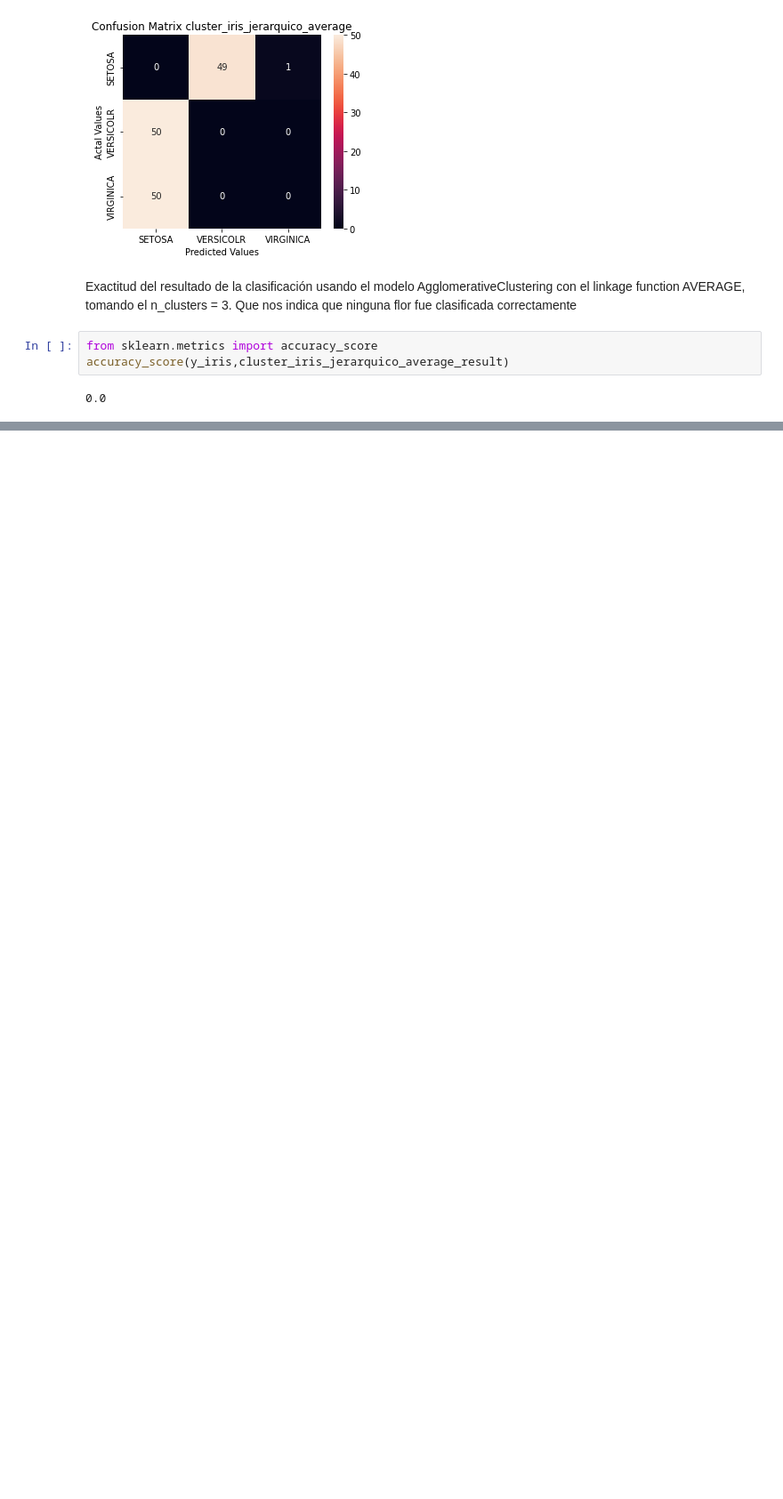
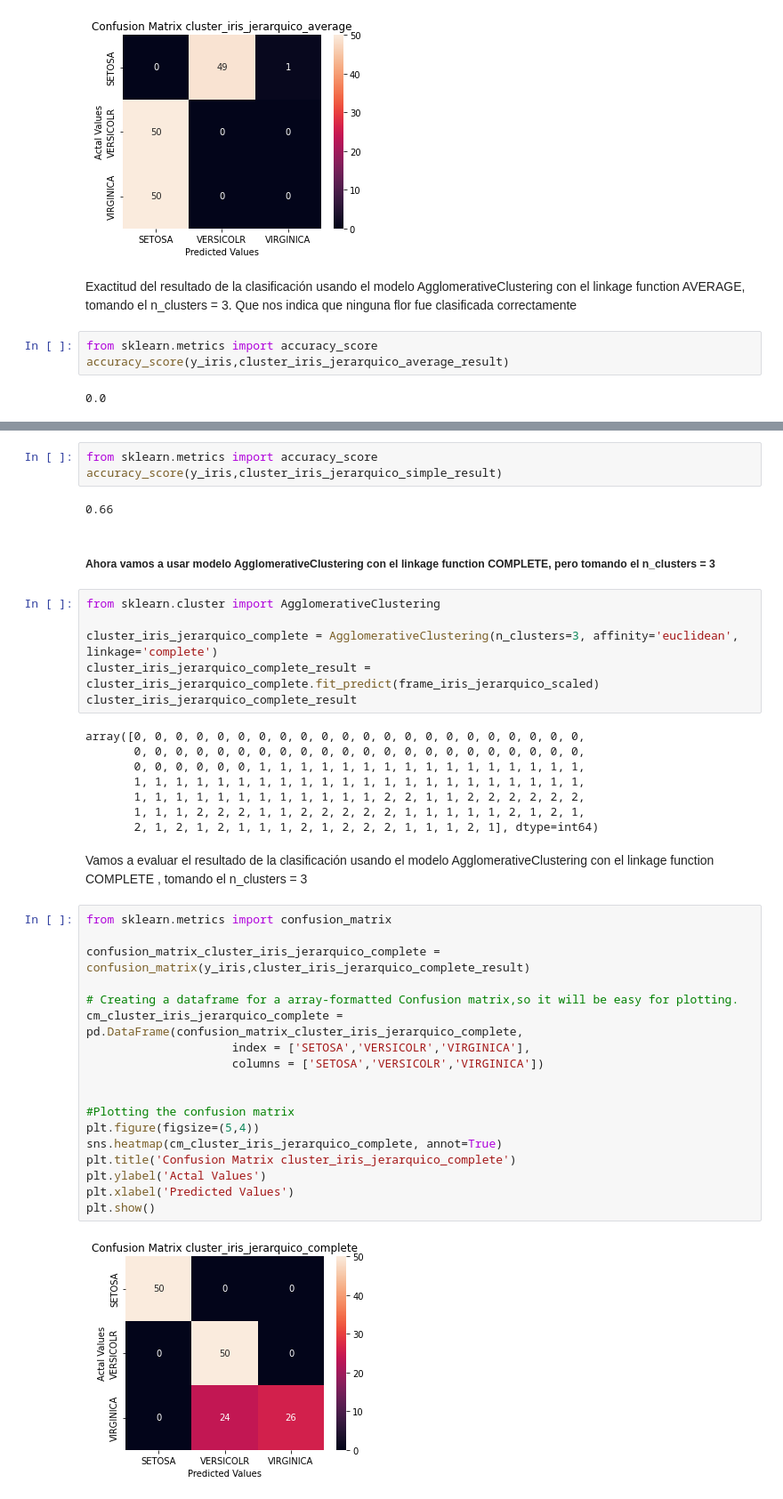
Before and after one commit to Sergio-Ibarra-1795/Diplomado_UNAM_DC_Full_gitHub, a Jupyter notebook: Modulo7_Aprendizaje_NO_supervisado/Modulo7_Practica1.ipynb, the cells around one changed output, grey strips where cells are left out. Shown at 89% size. Cells and saved outputs as stored; diff of their text form; blank space fills up the shorter version.

```diff
--- a/Modulo7_Aprendizaje_NO_supervisado/Modulo7_Practica1.ipynb
+++ b/Modulo7_Aprendizaje_NO_supervisado/Modulo7_Practica1.ipynb
@@ -271,0 +312,43 @@ accuracy_score(y_iris,cluster_iris_jerarquico_average_result)
+# %%
+from sklearn.metrics import accuracy_score
+accuracy_score(y_iris,cluster_iris_jerarquico_simple_result)
+# %% [output]
+0.66
+# %% [markdown]
+##### Ahora vamos a usar modelo AgglomerativeClustering con el linkage function COMPLETE, pero tomando el n_clusters = 3
+# %%
+from sklearn.cluster import AgglomerativeClustering
+
+cluster_iris_jerarquico_complete = AgglomerativeClustering(n_clusters=3, affinity='euclidean', linkage='complete')
+cluster_iris_jerarquico_complete_result = cluster_iris_jerarquico_complete.fit_predict(frame_iris_jerarquico_scaled)
+cluster_iris_jerarquico_complete_result
+# %% [output]
+array([0, 0, 0, 0, 0, 0, 0, 0, 0, 0, 0, 0, 0, 0, 0, 0, 0, 0, 0, 0, 0, 0,
+       0, 0, 0, 0, 0, 0, 0, 0, 0, 0, 0, 0, 0, 0, 0, 0, 0, 0, 0, 0, 0, 0,
+       0, 0, 0, 0, 0, 0, 1, 1, 1, 1, 1, 1, 1, 1, 1, 1, 1, 1, 1, 1, 1, 1,
+       1, 1, 1, 1, 1, 1, 1, 1, 1, 1, 1, 1, 1, 1, 1, 1, 1, 1, 1, 1, 1, 1,
+       1, 1, 1, 1, 1, 1, 1, 1, 1, 1, 1, 1, 2, 2, 1, 1, 2, 2, 2, 2, 2, 2,
+       1, 1, 1, 2, 2, 2, 1, 1, 2, 2, 2, 2, 2, 1, 1, 1, 1, 1, 2, 1, 2, 1,
+       2, 1, 2, 1, 2, 1, 1, 1, 2, 1, 2, 2, 2, 1, 1, 1, 2, 1], dtype=int64)
+# %% [markdown]
+Vamos a evaluar el resultado de la clasificación usando el modelo AgglomerativeClustering con el linkage function COMPLETE , tomando el n_clusters = 3
+# %%
+from sklearn.metrics import confusion_matrix
+
+confusion_matrix_cluster_iris_jerarquico_complete = confusion_matrix(y_iris,cluster_iris_jerarquico_complete_result)
+
+# Creating a dataframe for a array-formatted Confusion matrix,so it will be easy for plotting.
+cm_cluster_iris_jerarquico_complete = pd.DataFrame(confusion_matrix_cluster_iris_jerarquico_complete,
+                     index = ['SETOSA','VERSICOLR','VIRGINICA'],
+                     columns = ['SETOSA','VERSICOLR','VIRGINICA'])
+
+
+#Plotting the confusion matrix
+plt.figure(figsize=(5,4))
+sns.heatmap(cm_cluster_iris_jerarquico_complete, annot=True)
+plt.title('Confusion Matrix cluster_iris_jerarquico_complete')
+plt.ylabel('Actal Values')
+plt.xlabel('Predicted Values')
+plt.show()
+# %% [output]
+[figure, added]
```
Also changed, not shown: parts of 33 cells of this notebook, 1 other file.
